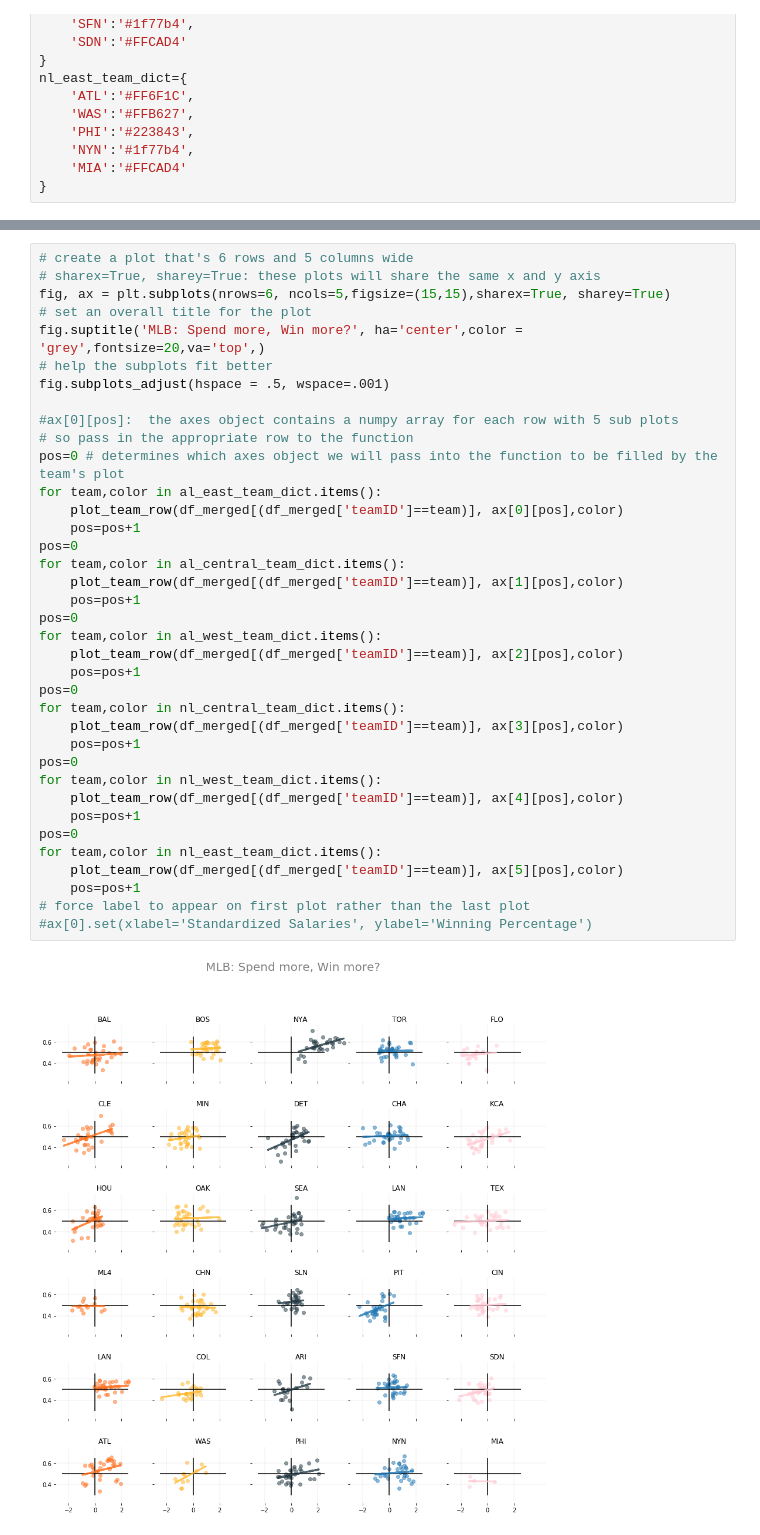
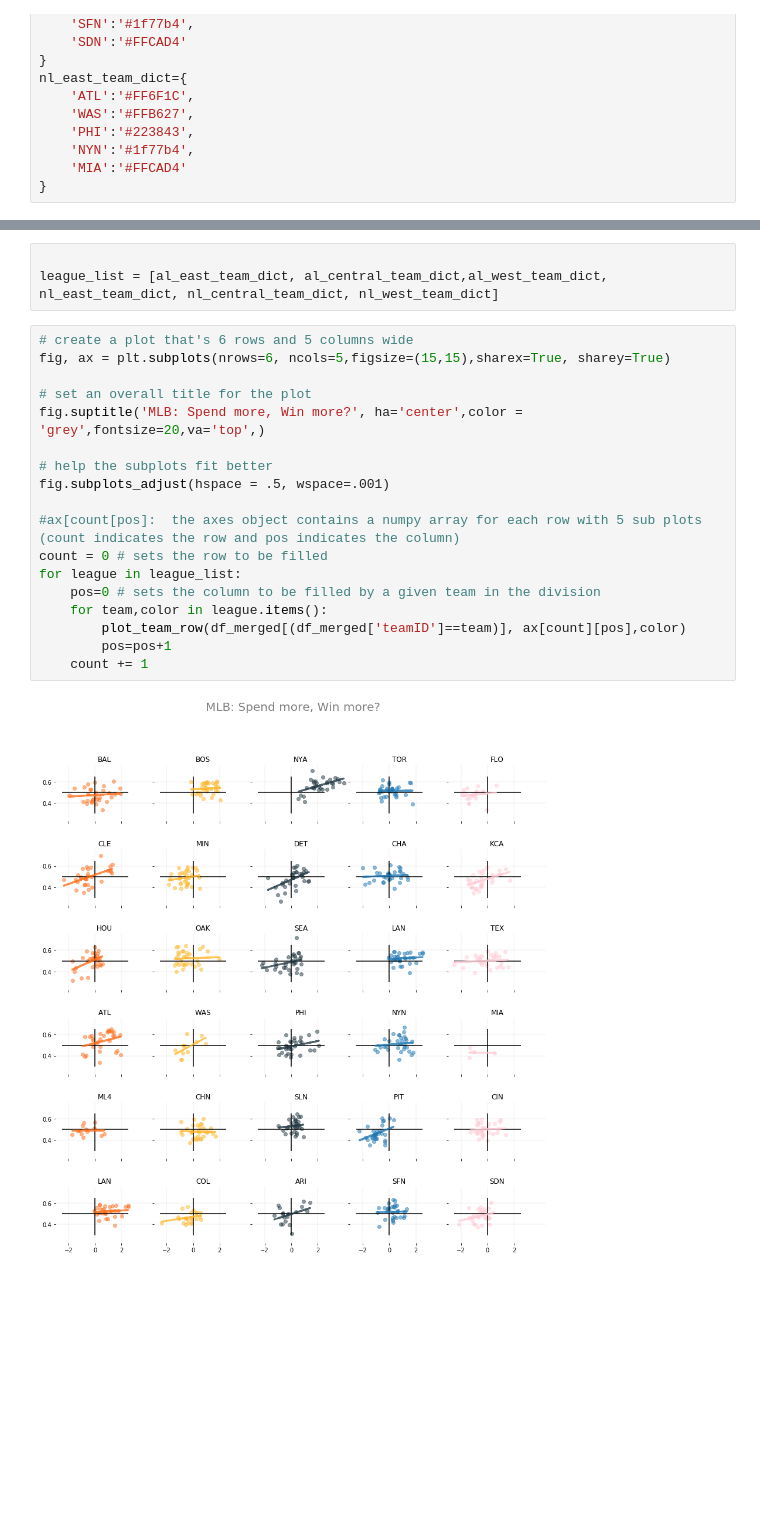
Before and after one commit to ag2816/Visualizations, a Jupyter notebook: BaseballTeamSpendingVisualization.ipynb, the cells around one changed output, grey strips where cells are left out. Cells and saved outputs as stored; diff of their text form; blank space fills up the shorter version.

Commit message:
clean up how final diagram is produced

```diff
--- a/BaseballTeamSpendingVisualization.ipynb
+++ b/BaseballTeamSpendingVisualization.ipynb
@@ -521,39 +523,23 @@ nl_east_team_dict={
+# %%
+
+league_list = [al_east_team_dict, al_central_team_dict,al_west_team_dict, nl_east_team_dict, nl_central_team_dict, nl_west_team_dict]
 # %%
 # create a plot that's 6 rows and 5 columns wide
-# sharex=True, sharey=True: these plots will share the same x and y axis
 fig, ax = plt.subplots(nrows=6, ncols=5,figsize=(15,15),sharex=True, sharey=True)
+
 # set an overall title for the plot
 fig.suptitle('MLB: Spend more, Win more?', ha='center',color = 'grey',fontsize=20,va='top',)
+
 # help the subplots fit better
 fig.subplots_adjust(hspace = .5, wspace=.001)
 
-#ax[0][pos]:  the axes object contains a numpy array for each row with 5 sub plots
-# so pass in the appropriate row to the function
-pos=0 # determines which axes object we will pass into the function to be filled by the team's plot
-for team,color in al_east_team_dict.items():
-    plot_team_row(df_merged[(df_merged['teamID']==team)], ax[0][pos],color)
-    pos=pos+1
-pos=0
-for team,color in al_central_team_dict.items():
-    plot_team_row(df_merged[(df_merged['teamID']==team)], ax[1][pos],color)
-    pos=pos+1
-pos=0
-for team,color in al_west_team_dict.items():
-    plot_team_row(df_merged[(df_merged['teamID']==team)], ax[2][pos],color)
-    pos=pos+1
-pos=0
-for team,color in nl_central_team_dict.items():
-    plot_team_row(df_merged[(df_merged['teamID']==team)], ax[3][pos],color)
-    pos=pos+1
-pos=0
-for team,color in nl_west_team_dict.items():
-    plot_team_row(df_merged[(df_merged['teamID']==team)], ax[4][pos],color)
-    pos=pos+1
-pos=0
-for team,color in nl_east_team_dict.items():
-    plot_team_row(df_merged[(df_merged['teamID']==team)], ax[5][pos],color)
-    pos=pos+1
-# force label to appear on first plot rather than the last plot
-#ax[0].set(xlabel='Standardized Salaries', ylabel='Winning Percentage')
+#ax[count[pos]:  the axes object contains a numpy array for each row with 5 sub plots (count indicates the row and pos indicates the column)
+count = 0 # sets the row to be filled
+for league in league_list:
+    pos=0 # sets the column to be filled by a given team in the division
+    for team,color in league.items():
+        plot_team_row(df_merged[(df_merged['teamID']==team)], ax[count][pos],color)
+        pos=pos+1
+    count += 1
 # %% [output]
-[figure, old version]
+[figure, new version]
```
Also changed, not shown: parts of 1 cell of this notebook.
